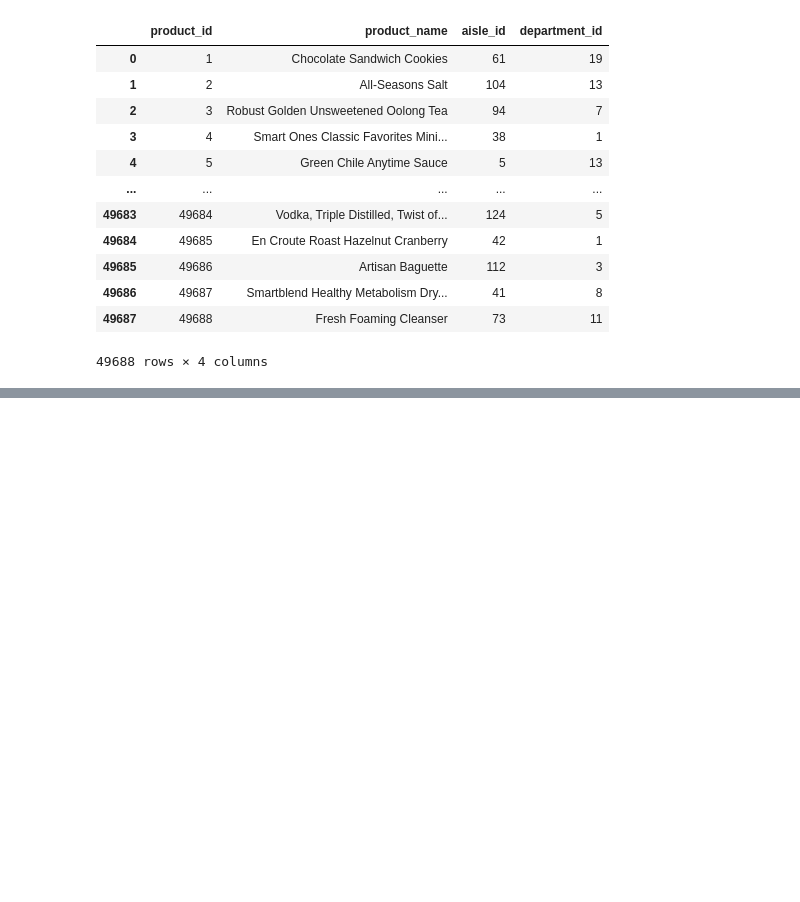
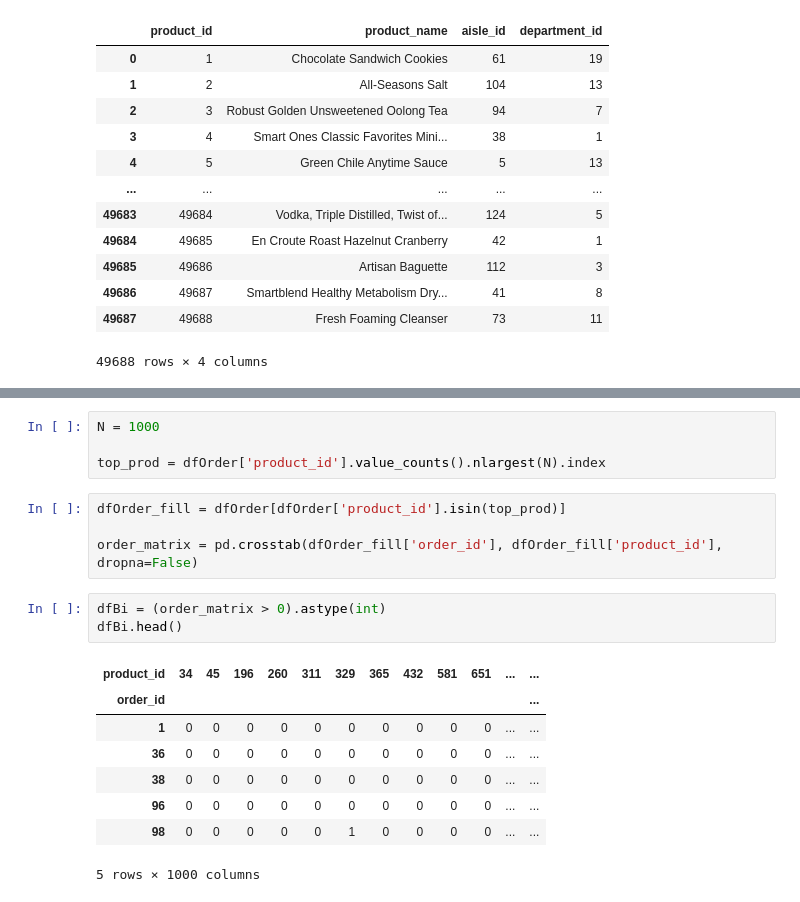
Before and after one commit to kevarci/Apriori-Latex-Project-Final, a Jupyter notebook: apriori.ipynb, the cells around one changed output, grey strips where cells are left out. Drawn from its saved outputs; the diff is of its cells as text; blank space fills up the shorter version.

```diff
--- a/apriori.ipynb
+++ b/apriori.ipynb
@@ -38,0 +153,20 @@ dfBi = dfOrder.pivot_table(index= 'order_id', )
+# %%
+N = 1000
+
+top_prod = dfOrder['product_id'].value_counts().nlargest(N).index
+# %%
+dfOrder_fill = dfOrder[dfOrder['product_id'].isin(top_prod)]
+
+order_matrix = pd.crosstab(dfOrder_fill['order_id'], dfOrder_fill['product_id'],  dropna=False)
+# %%
+dfBi = (order_matrix > 0).astype(int)
+dfBi.head()
+# %% [output]
+| product_id | 34 | 45 | 196 | 260 | 311 | 329 | 365 | 432 | 581 | 651 | ... | ... |
+| order_id |  |  |  |  |  |  |  |  |  |  |  | ... |
+| 1 | 0 | 0 | 0 | 0 | 0 | 0 | 0 | 0 | 0 | 0 | ... | ... |
+| 36 | 0 | 0 | 0 | 0 | 0 | 0 | 0 | 0 | 0 | 0 | ... | ... |
+| 38 | 0 | 0 | 0 | 0 | 0 | 0 | 0 | 0 | 0 | 0 | ... | ... |
+| 96 | 0 | 0 | 0 | 0 | 0 | 0 | 0 | 0 | 0 | 0 | ... | ... |
+| 98 | 0 | 0 | 0 | 0 | 0 | 1 | 0 | 0 | 0 | 0 | ... | ... |
+5 rows × 1000 columns
```
Also changed, not shown: parts of 16 cells of this notebook, 4 other files.
